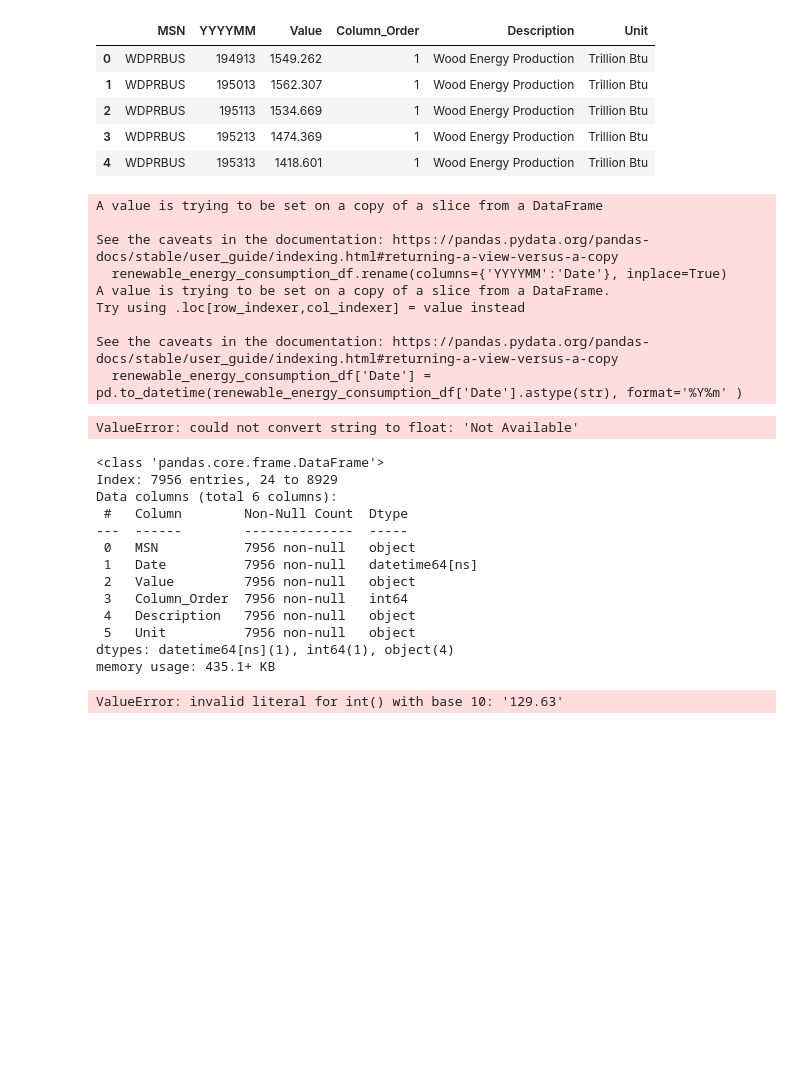
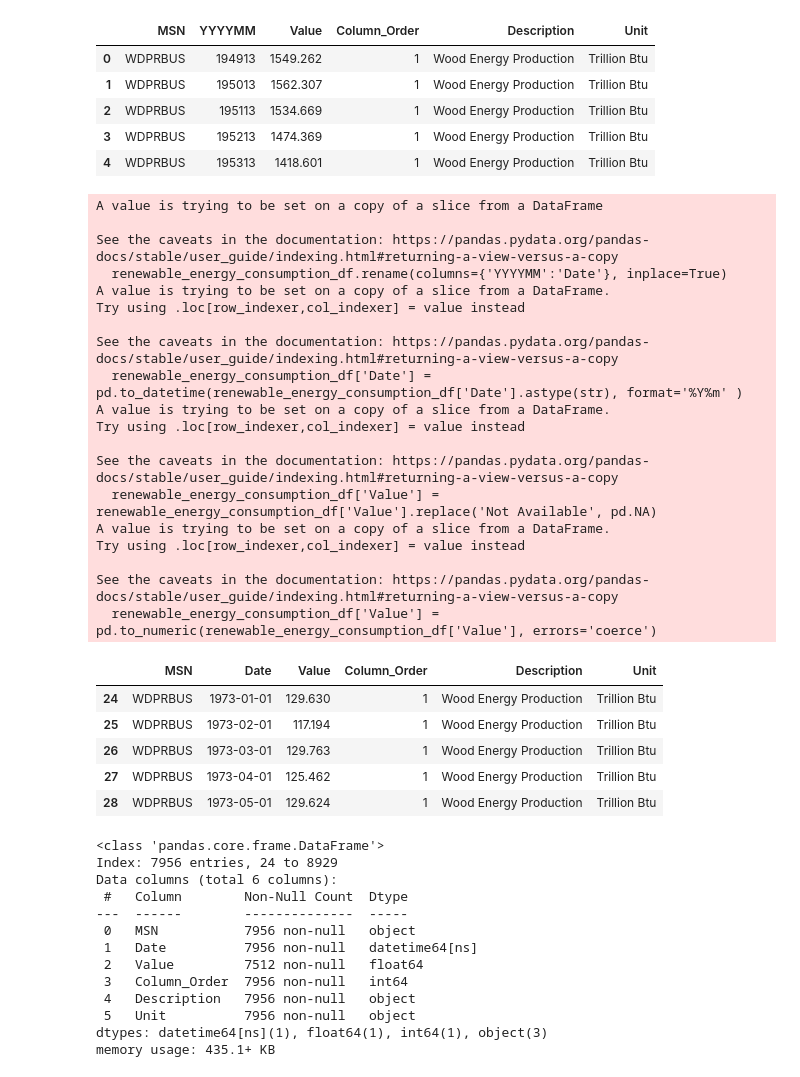
Before and after one commit to fraserclaire/Group3_Project4, a Jupyter notebook: ac/data_test.ipynb, the cells around one changed output. Drawn from its saved outputs; the diff is of its cells as text; code cells hidden in the pictures; blank space fills up the shorter version.

```diff
--- a/ac/data_test.ipynb
+++ b/ac/data_test.ipynb
@@ -256,32 +256,48 @@ renewable_energy_consumption.head()
 # %%
 # Convert 'YYYYMM' column to string
 renewable_energy_consumption['YYYYMM'] = renewable_energy_consumption['YYYYMM'].astype(str)
 
 # Filter out rows where 'YYYYMM' ends with '13'
 renewable_energy_consumption_df = renewable_energy_consumption[~renewable_energy_consumption['YYYYMM'].str.endswith('13')]
 
 # Change 'YYYYMM' column name to 'Date'
 renewable_energy_consumption_df.rename(columns={'YYYYMM':'Date'}, inplace=True)
 
 # Convert the 'Date' column to a datetime format
 renewable_energy_consumption_df['Date'] = pd.to_datetime(renewable_energy_consumption_df['Date'].astype(str), format='%Y%m' )
 # df['date_column'] = pd.to_datetime(df['date_column'].astype(str), format='%Y%m%d')
 
 # Convert the 'Value' column to a numeric format
-renewable_energy_consumption_df['Value'] = renewable_energy_consumption_df['Value'].astype(float)
+renewable_energy_consumption_df['Value'] = renewable_energy_consumption_df['Value'].replace('Not Available', pd.NA)
+renewable_energy_consumption_df['Value'] = pd.to_numeric(renewable_energy_consumption_df['Value'], errors='coerce')
 
 renewable_energy_consumption_df.head()
 # %% [output]
 A value is trying to be set on a copy of a slice from a DataFrame
 
 See the caveats in the documentation: https://pandas.pydata.org/pandas-docs/stable/user_guide/indexing.html#returning-a-view-versus-a-copy
   renewable_energy_consumption_df.rename(columns={'YYYYMM':'Date'}, inplace=True)
 A value is trying to be set on a copy of a slice from a DataFrame.
 Try using .loc[row_indexer,col_indexer] = value instead
 
 See the caveats in the documentation: https://pandas.pydata.org/pandas-docs/stable/user_guide/indexing.html#returning-a-view-versus-a-copy
   renewable_energy_consumption_df['Date'] = pd.to_datetime(renewable_energy_consumption_df['Date'].astype(str), format='%Y%m' )
+A value is trying to be set on a copy of a slice from a DataFrame.
+Try using .loc[row_indexer,col_indexer] = value instead
+
+See the caveats in the documentation: https://pandas.pydata.org/pandas-docs/stable/user_guide/indexing.html#returning-a-view-versus-a-copy
+  renewable_energy_consumption_df['Value'] = renewable_energy_consumption_df['Value'].replace('Not Available', pd.NA)
+A value is trying to be set on a copy of a slice from a DataFrame.
+Try using .loc[row_indexer,col_indexer] = value instead
+
+See the caveats in the documentation: https://pandas.pydata.org/pandas-docs/stable/user_guide/indexing.html#returning-a-view-versus-a-copy
+  renewable_energy_consumption_df['Value'] = pd.to_numeric(renewable_energy_consumption_df['Value'], errors='coerce')
-ValueError: could not convert string to float: 'Not Available'
+|  | MSN | Date | Value | Column_Order | Description | Unit |
+| 24 | WDPRBUS | 1973-01-01 | 129.630 | 1 | Wood Energy Production | Trillion Btu |
+| 25 | WDPRBUS | 1973-02-01 | 117.194 | 1 | Wood Energy Production | Trillion Btu |
+| 26 | WDPRBUS | 1973-03-01 | 129.763 | 1 | Wood Energy Production | Trillion Btu |
+| 27 | WDPRBUS | 1973-04-01 | 125.462 | 1 | Wood Energy Production | Trillion Btu |
+| 28 | WDPRBUS | 1973-05-01 | 129.624 | 1 | Wood Energy Production | Trillion Btu |
 # %%
 renewable_energy_consumption_df.info()
 # %% [output]
@@ -292,15 +308,11 @@ Data columns (total 6 columns):
 ---  ------        --------------  -----
  0   MSN           7956 non-null   object
  1   Date          7956 non-null   datetime64[ns]
- 2   Value         7956 non-null   object
+ 2   Value         7512 non-null   float64
  3   Column_Order  7956 non-null   int64
  4   Description   7956 non-null   object
  5   Unit          7956 non-null   object
-dtypes: datetime64[ns](1), int64(1), object(4)
+dtypes: datetime64[ns](1), float64(1), int64(1), object(3)
 memory usage: 435.1+ KB
-# %%
-renewable_energy_consumption_df['Value'] = renewable_energy_consumption_df['Value'].astype(int)
-# %% [output]
-ValueError: invalid literal for int() with base 10: '129.63'
 # %%
 # Filter data for all dates from year >= 2018
```
Also changed, not shown: parts of 4 cells of this notebook.
